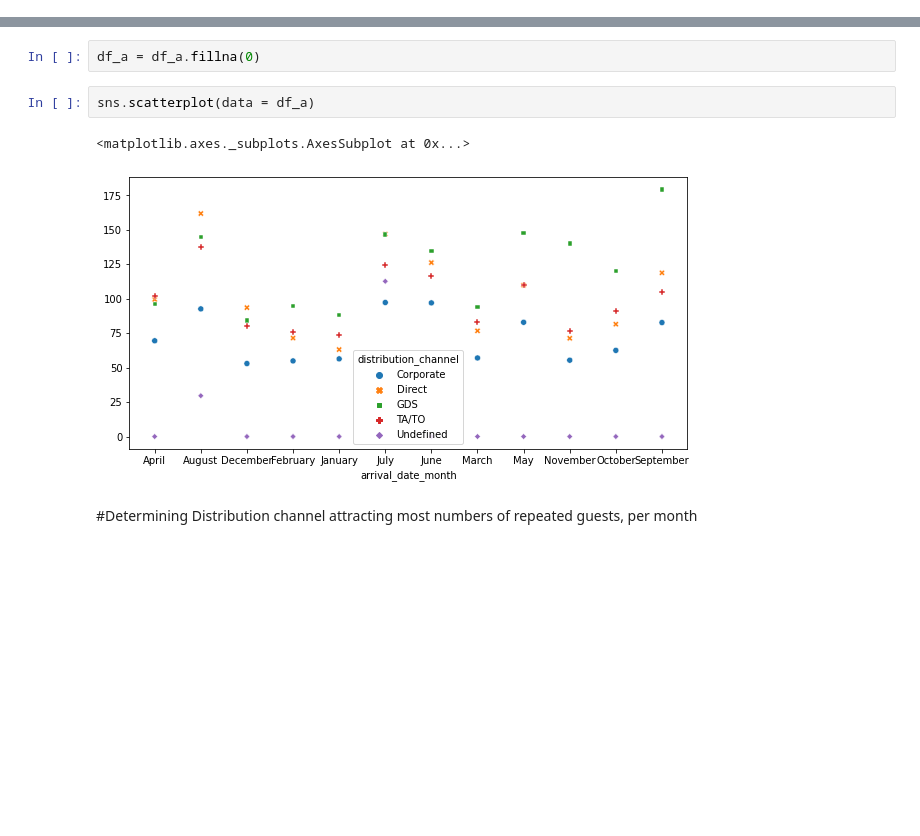
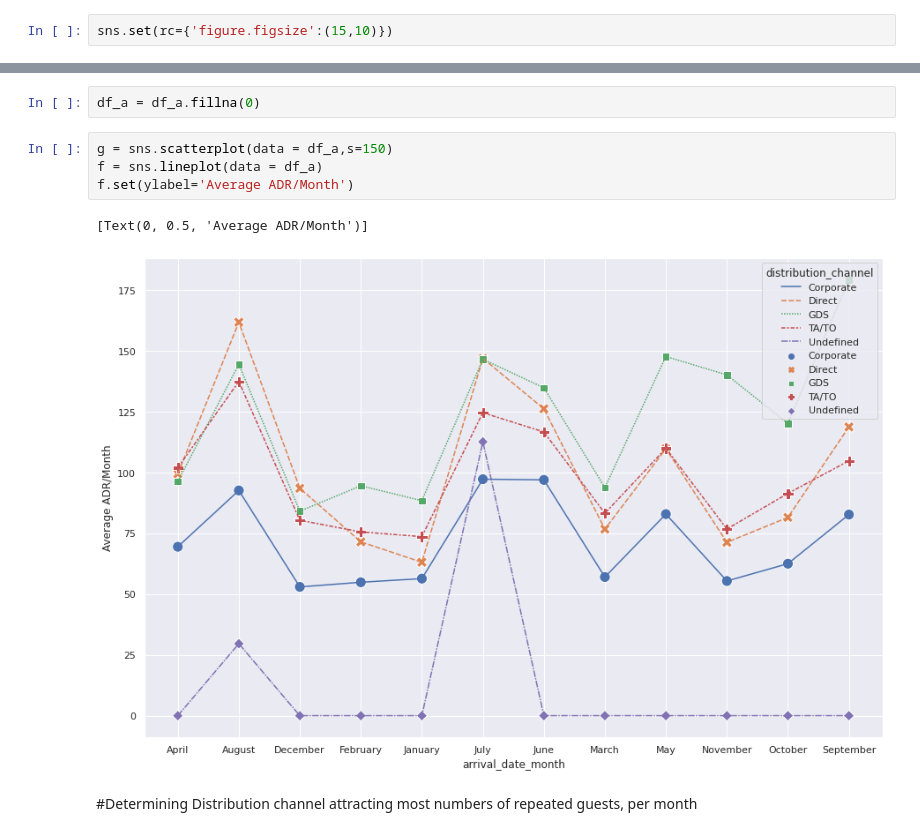
Before and after one commit to harshmudgil97/almabetter-EDA, a Jupyter notebook: CH_Harsh_Mudgil_Hotel_Booking_Analysis_Capstone_Project.ipynb, the cells around one changed output, grey strips where cells are left out. Cells and saved outputs as stored; diff of their text form; blank space fills up the shorter version.

```diff
--- a/CH_Harsh_Mudgil_Hotel_Booking_Analysis_Capstone_Project.ipynb
+++ b/CH_Harsh_Mudgil_Hotel_Booking_Analysis_Capstone_Project.ipynb
@@ -12,3 +14,5 @@ import pandas as pd
+# %%
+sns.set(rc={'figure.figsize':(15,10)})
 # %%
 from google.colab import drive
 drive.mount('/content/drive')
@@ -68,11 +72,13 @@ df_a
 | September | 82.755360 | 118.820688 | 179.375000 | 104.870556 | NaN |
 # %%
 df_a = df_a.fillna(0)
-# %%
-sns.scatterplot(data = df_a)
-# %% [output]
-<matplotlib.axes._subplots.AxesSubplot at 0x...>
-[figure, removed]
+# %%
+g = sns.scatterplot(data = df_a,s=150)
+f = sns.lineplot(data = df_a)
+f.set(ylabel='Average ADR/Month')
+# %% [output]
+[Text(0, 0.5, 'Average ADR/Month')]
+[figure, added]
 # %% [markdown]
 #Determining Distribution channel attracting most numbers of repeated guests, per month
 # %%
```
Also changed, not shown: parts of 17 cells of this notebook.
